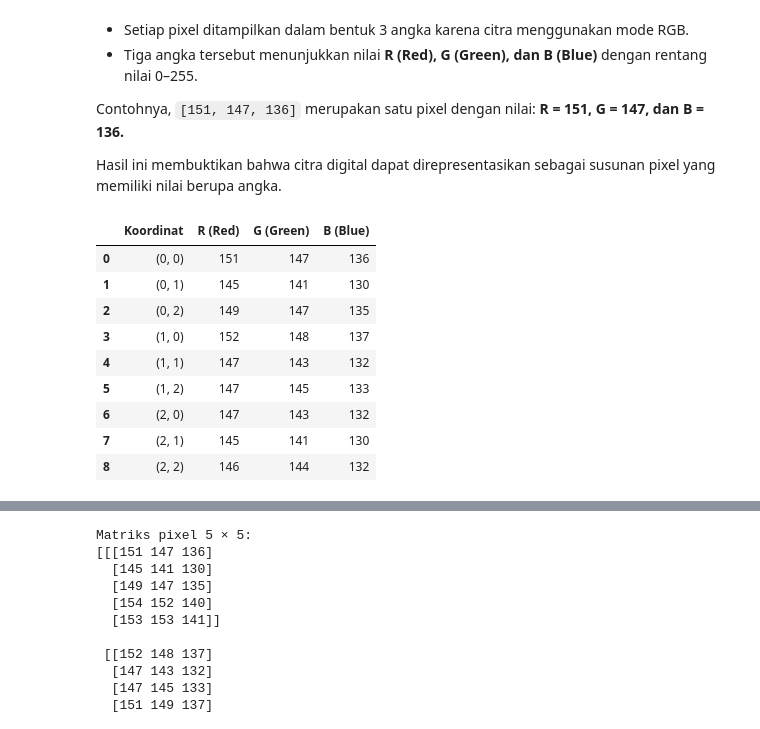
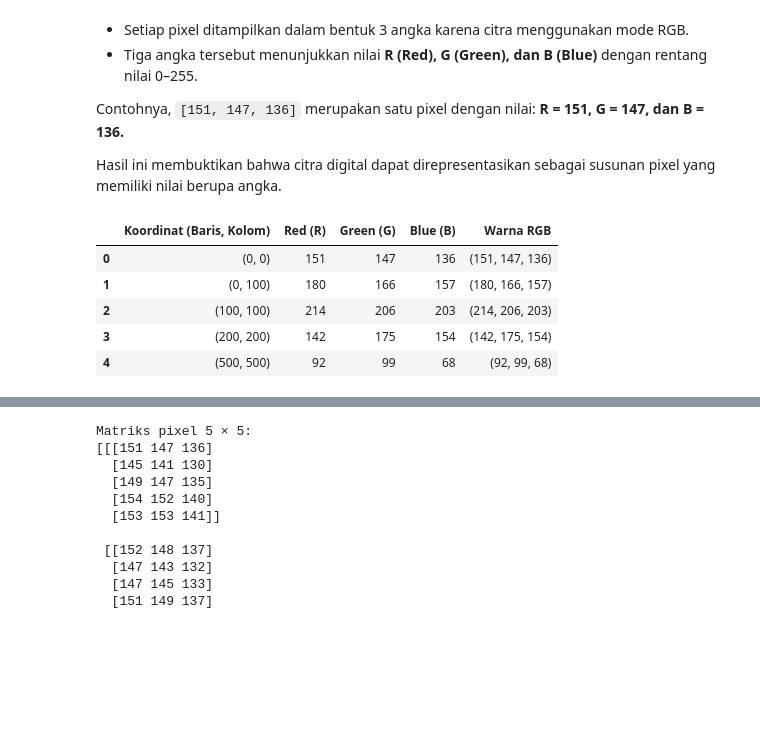
Before and after one commit to deayu1703/TUGAS1_CITRA_DIGITAL, a Jupyter notebook: analisis_citra.ipynb, the cells around one changed output, grey strips where cells are left out. Saved outputs shown, nothing was run; the diff lists cells and outputs as text; code cells hidden in the pictures; blank space fills up the shorter version.

Commit message:
Update notebook dan laporan analisis citra digital

```diff
--- a/analisis_citra.ipynb
+++ b/analisis_citra.ipynb
@@ -370,43 +370,62 @@ Contohnya, `[151, 147, 136]` merupakan satu pixel dengan nilai:
 Hasil ini membuktikan bahwa citra digital dapat direpresentasikan sebagai susunan pixel yang memiliki nilai berupa angka.
 # %%
 # ==========================================
-# 9. MENGAMBIL SEBAGIAN PIXEL DAN MEMBUKTIKAN NILAI RGB-NYA
+# 9. MENENTUKAN BEBERAPA KOORDINAT PIXEL YANG AKAN DIANALISIS
 # ==========================================
 
-# Menyiapkan tempat untuk menyimpan data pixel
-data_rgb = []
+# Menentukan koordinat pixel yang akan dianalisis
+koordinat_pixel = [
+    (0, 0),
+    (0, 100),
+    (100, 100),
+    (200, 200),
+    (500, 500)
+]
 
-# Mengambil 3 × 3 pixel dari citra
-for baris in range(3):
-    for kolom in range(3):
+# Menyiapkan tempat untuk menyimpan hasil analisis
+data_pixel = []
 
-        # Mengambil nilai RGB berdasarkan koordinat pixel
-        pixel = array_gambar[baris, kolom]
+# Mengambil nilai RGB dari setiap koordinat pixel
+for baris, kolom in koordinat_pixel:
+    r, g, b = array_gambar[baris, kolom]
 
-        # Menyimpan koordinat dan nilai R, G, B
-        data_rgb.append([
-            f"({baris}, {kolom})",
-            pixel[0],
-            pixel[1],
-            pixel[2]
-        ])
+    # Menyimpan koordinat dan nilai RGB
+    data_pixel.append({
+        "Koordinat (Baris, Kolom)": f"({baris}, {kolom})",
+        "Red (R)": int(r),
+        "Green (G)": int(g),
+        "Blue (B)": int(b),
+        "Warna RGB": f"({r}, {g}, {b})"
+    })
 
-# Mengubah data pixel menjadi tabel
-tabel_rgb = pd.DataFrame(
-    data_rgb,
-    columns=["Koordinat", "R (Red)", "G (Green)", "B (Blue)"]
-)
+# Mengubah hasil analisis menjadi tabel
+tabel_pixel = pd.DataFrame(data_pixel)
 
-# Menampilkan tabel RGB
-tabel_rgb
+# Menampilkan tabel nilai RGB
+display(tabel_pixel)
+
+# Menampilkan warna dari setiap koordinat pixel
+plt.figure(figsize=(8, 2))
+
+for i, (baris, kolom) in enumerate(koordinat_pixel):
+
+    # Mengambil kembali nilai RGB pixel
+    r, g, b = array_gambar[baris, kolom]
+
+    # Menampilkan warna pixel
+    plt.subplot(1, len(koordinat_pixel), i + 1)
+    plt.imshow([[[r, g, b]]])
+    plt.title(f"({baris}, {kolom})")
+    plt.axis("off")
+
+# Memberikan judul dan merapikan tampilan
+plt.suptitle("Warna Pixel Berdasarkan Koordinat")
+plt.tight_layout()
+plt.show()
 # %% [output]
-|  | Koordinat | R (Red) | G (Green) | B (Blue) |
-| 0 | (0, 0) | 151 | 147 | 136 |
-| 1 | (0, 1) | 145 | 141 | 130 |
-| 2 | (0, 2) | 149 | 147 | 135 |
-| 3 | (1, 0) | 152 | 148 | 137 |
-| 4 | (1, 1) | 147 | 143 | 132 |
-| 5 | (1, 2) | 147 | 145 | 133 |
-| 6 | (2, 0) | 147 | 143 | 132 |
-| 7 | (2, 1) | 145 | 141 | 130 |
-| 8 | (2, 2) | 146 | 144 | 132 |
+|  | Koordinat (Baris, Kolom) | Red (R) | Green (G) | Blue (B) | Warna RGB |
+| 0 | (0, 0) | 151 | 147 | 136 | (151, 147, 136) |
+| 1 | (0, 100) | 180 | 166 | 157 | (180, 166, 157) |
+| 2 | (100, 100) | 214 | 206 | 203 | (214, 206, 203) |
+| 3 | (200, 200) | 142 | 175 | 154 | (142, 175, 154) |
+| 4 | (500, 500) | 92 | 99 | 68 | (92, 99, 68) |
```
Also changed, not shown: parts of 12 cells of this notebook, 2 other files.
